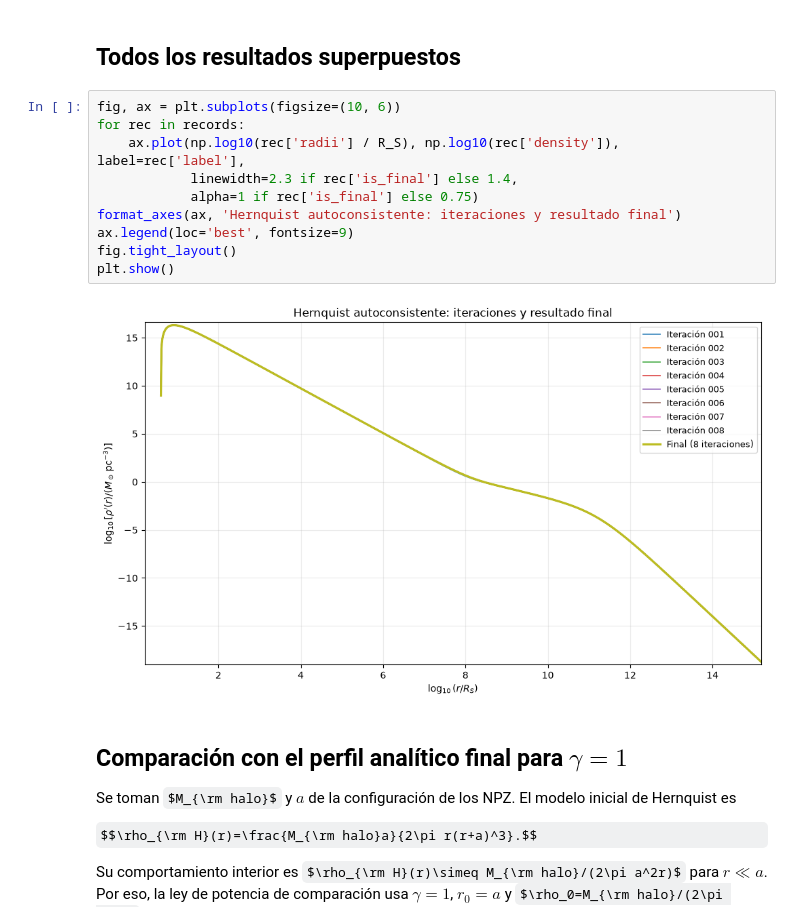
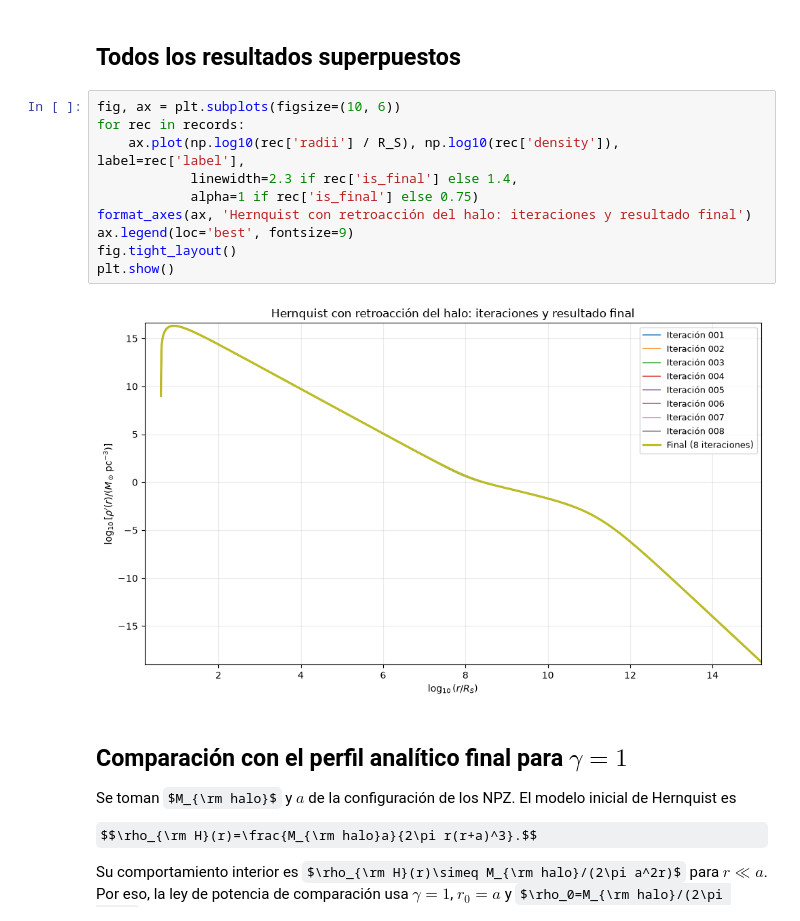
Before and after one commit to MagneticFungi/DM-spikes, a Jupyter notebook: Hernquist_self_consistent_test_1200.ipynb, the cells around one changed output. Drawn from its saved outputs; the diff is of its cells as text; some formulas as TeX source.

```diff
--- a/Hernquist_self_consistent_test_1200.ipynb
+++ b/Hernquist_self_consistent_test_1200.ipynb
@@ -109,15 +109,15 @@ for rec in records:
 # %%
 fig, ax = plt.subplots(figsize=(10, 6))
 for rec in records:
     ax.plot(np.log10(rec['radii'] / R_S), np.log10(rec['density']), label=rec['label'],
             linewidth=2.3 if rec['is_final'] else 1.4,
             alpha=1 if rec['is_final'] else 0.75)
-format_axes(ax, 'Hernquist autoconsistente: iteraciones y resultado final')
+format_axes(ax, 'Hernquist con retroacción del halo: iteraciones y resultado final')
 ax.legend(loc='best', fontsize=9)
 fig.tight_layout()
 plt.show()
 # %% [output]
-[figure, old version]
+[figure, new version]
 # %% [markdown]
 ## Comparación con el perfil analítico final para $\gamma=1$
 
```
Also changed, not shown: parts of 8 cells of this notebook, 1 other file.
